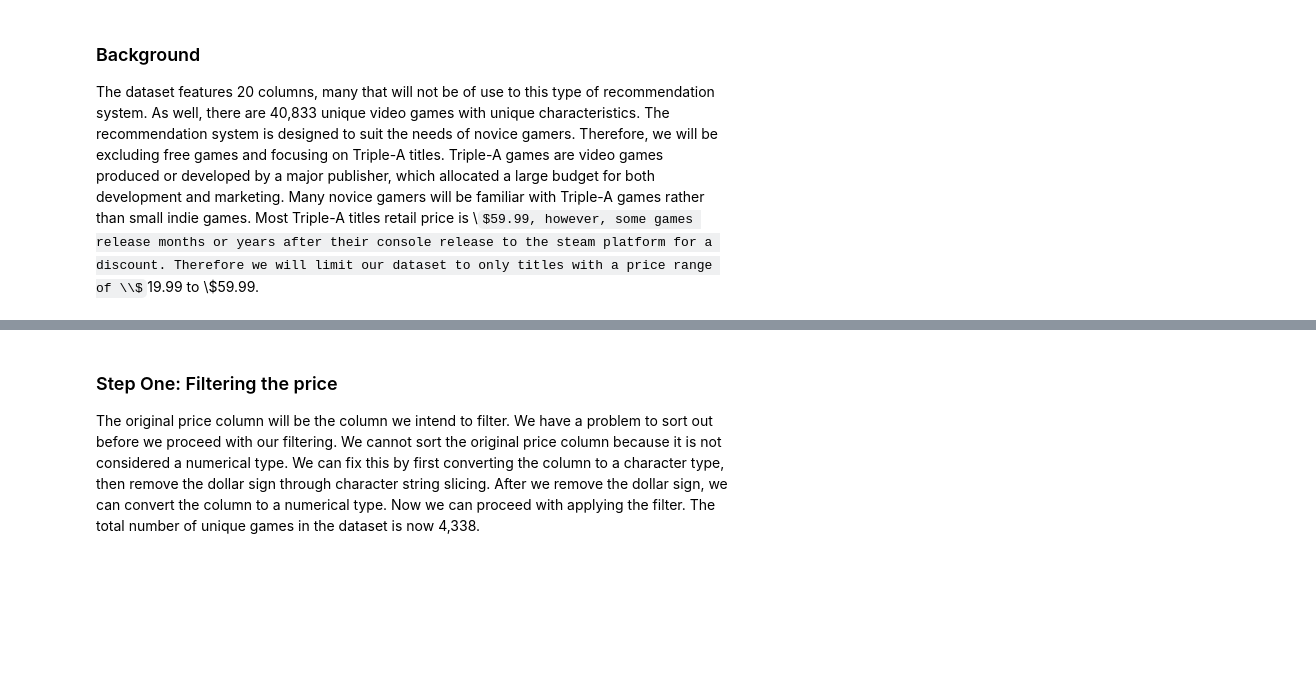
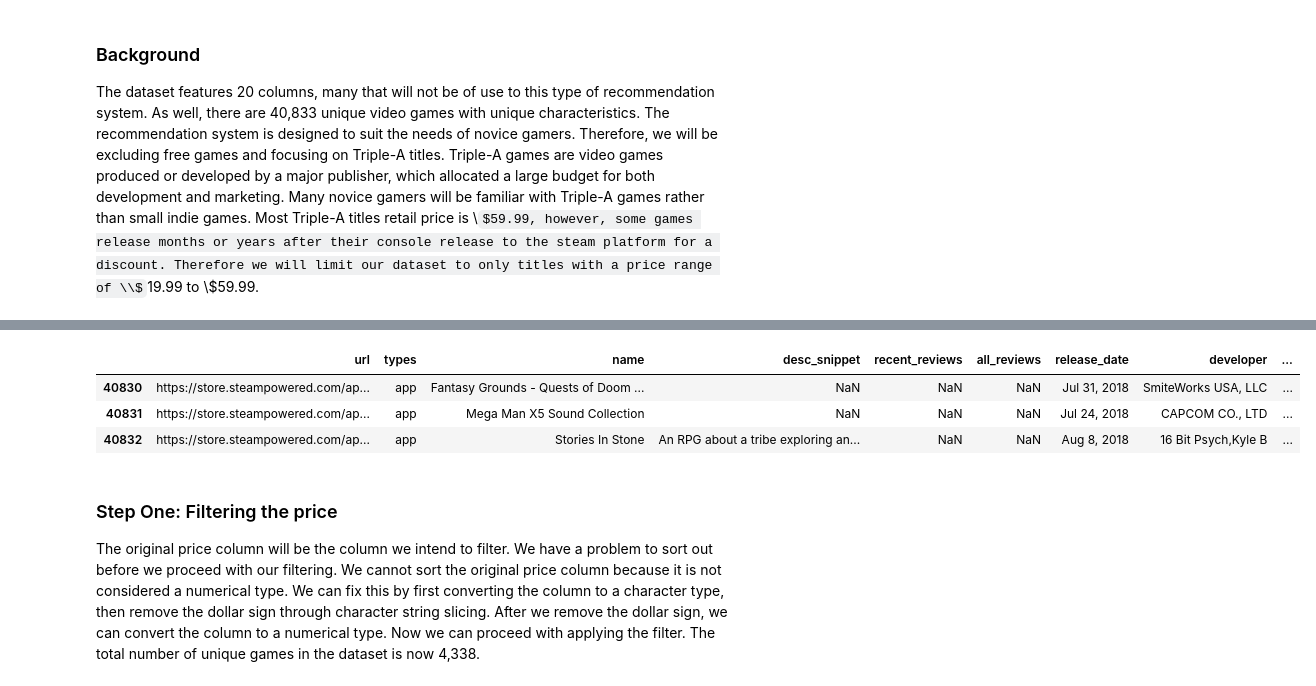
Before and after one commit to dbaldessari66/video-game-recommender, a Jupyter notebook: Video_Game_Recommender.ipynb, the cells around one changed output, grey strips where cells are left out. Drawn from its saved outputs; the diff is of its cells as text; code cells hidden in the pictures; some formulas as TeX source; blank space fills up the shorter version.

```diff
--- a/Video_Game_Recommender.ipynb
+++ b/Video_Game_Recommender.ipynb
@@ -28,3 +19,10 @@ Games.head()
+# %%
+Games.tail(3)
+# %% [output]
+|  | url | types | name | desc_snippet | recent_reviews | all_reviews | release_date | developer | ... |
+| 40830 | https://store.steampowered.com/ap... | app | Fantasy Grounds - Quests of Doom ... | NaN | NaN | NaN | Jul 31, 2018 | SmiteWorks USA, LLC | ... |
+| 40831 | https://store.steampowered.com/ap... | app | Mega Man X5 Sound Collection | NaN | NaN | NaN | Jul 24, 2018 | CAPCOM CO., LTD | ... |
+| 40832 | https://store.steampowered.com/ap... | app | Stories In Stone | An RPG about a tribe exploring an... | NaN | NaN | Aug 8, 2018 | 16 Bit Psych,Kyle B | ... |
 # %% [markdown]
 ### Step One: Filtering the price
 The original price column will be the column we intend to filter. We have a problem to sort out before we proceed with our filtering. We cannot sort the original price column because it is not considered a numerical type. We can fix this by first converting the column to a character type, then remove the dollar sign through character string slicing. After we remove the dollar sign, we can convert the column to a numerical type. Now we can proceed with applying the filter. The total number of unique games in the dataset is now 4,338.
```
Also changed, not shown: parts of 1 cell of this notebook.
